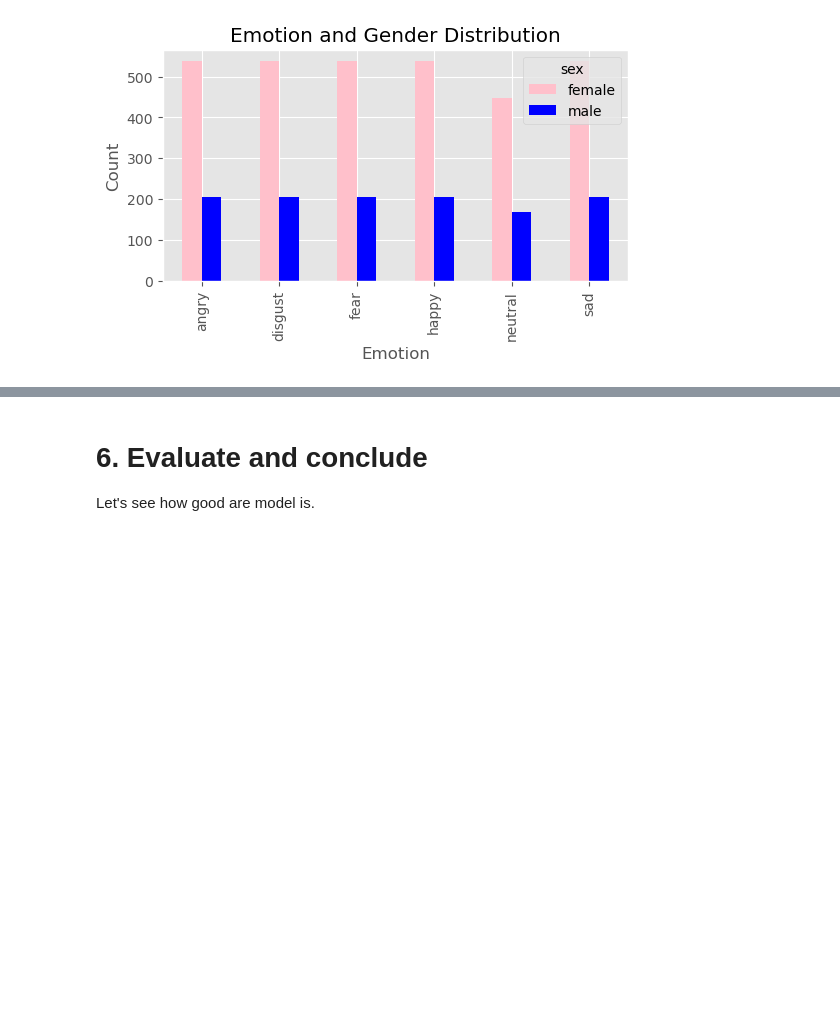
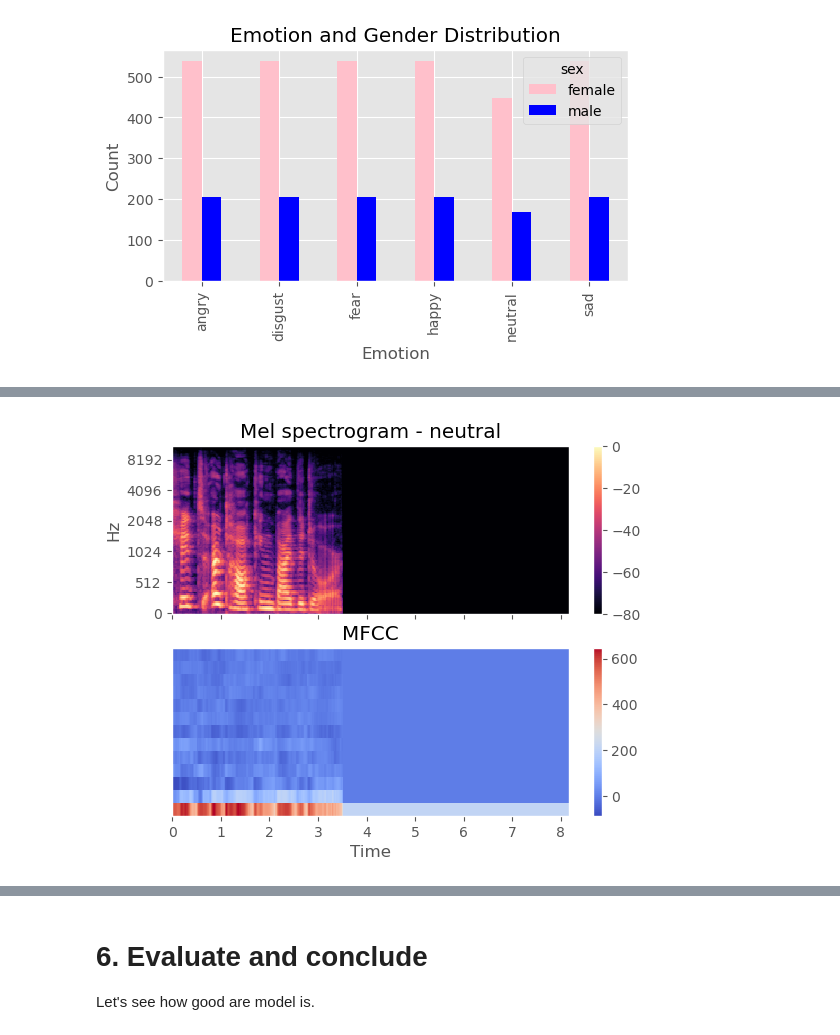
Before and after one commit to S-Gemmin/speech-emotion-recognition, a Jupyter notebook: speech-emotion-recognition-90.ipynb, the cells around one changed output, grey strips where cells are left out. Cells and saved outputs as stored; diff of their text form; code cells hidden in the pictures; blank space fills up the shorter version.

```diff
--- a/speech-emotion-recognition-90.ipynb
+++ b/speech-emotion-recognition-90.ipynb
@@ -297,5 +313,5 @@ def preprocess_audio(path):
 
     samples = np.array(raw_audio.get_array_of_samples(), dtype='float32')
     trimmed, _ = librosa.effects.trim(samples, top_db=25)
-    padded = np.pad(trimmed, (0, 180000-len(trimmed)), 'constant')
+    padded = trimmed[:180000] if len(trimmed) > 180000 else np.pad(trimmed, (0, 180000-len(trimmed)), 'constant')
     return padded, sr
@@ -321,0 +357,4 @@ We will only extract these features:
+# %%
+sample_idx = 0 # look at other samples :)
+y, sr = preprocess_audio(df.iloc[sample_idx]['path'])
+emotion_label = df.iloc[sample_idx]['emotion']
@@ -321,0 +367,17 @@ We will only extract these features:
+# %%
+S = librosa.feature.melspectrogram(y=y, sr=sr, hop_length=HOP_LENGTH)
+mfccs = librosa.feature.mfcc(y=y, sr=sr, n_mfcc=13, hop_length=HOP_LENGTH)
+
+fig, ax = plt.subplots(nrows=2, sharex=True)
+
+img = librosa.display.specshow(librosa.power_to_db(S, ref=np.max), x_axis='time', y_axis='mel', ax=ax[0])
+fig.colorbar(img, ax=[ax[0]])
+ax[0].set(title=f'Mel spectrogram - {emotion_label}')
+ax[0].label_outer()
+
+img = librosa.display.specshow(mfccs, x_axis='time', ax=ax[1])
+fig.colorbar(img, ax=[ax[1]])
+ax[1].set(title='MFCC')
+plt.show()
+# %% [output]
+[figure, added]
```
Also changed, not shown: parts of 50 cells of this notebook.
